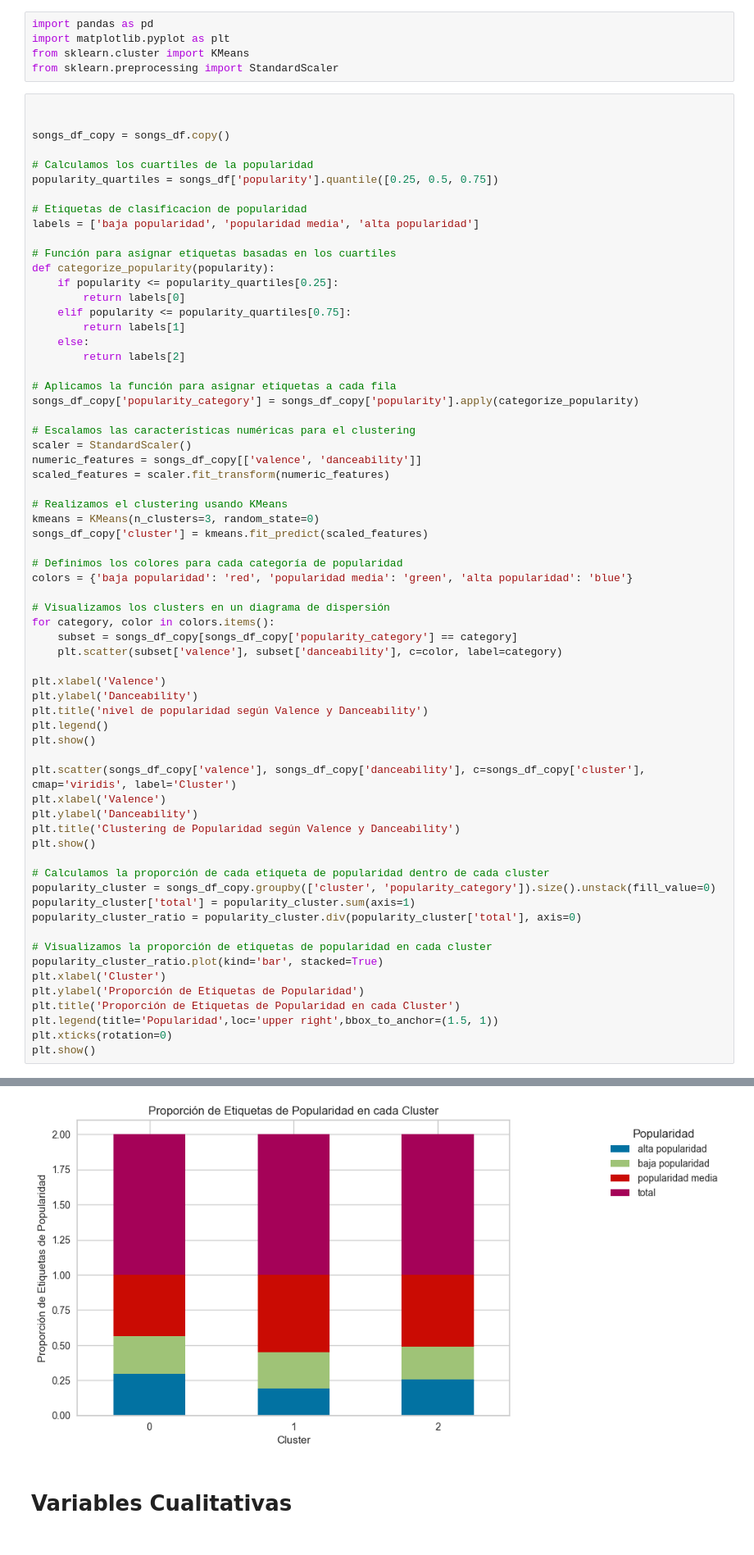
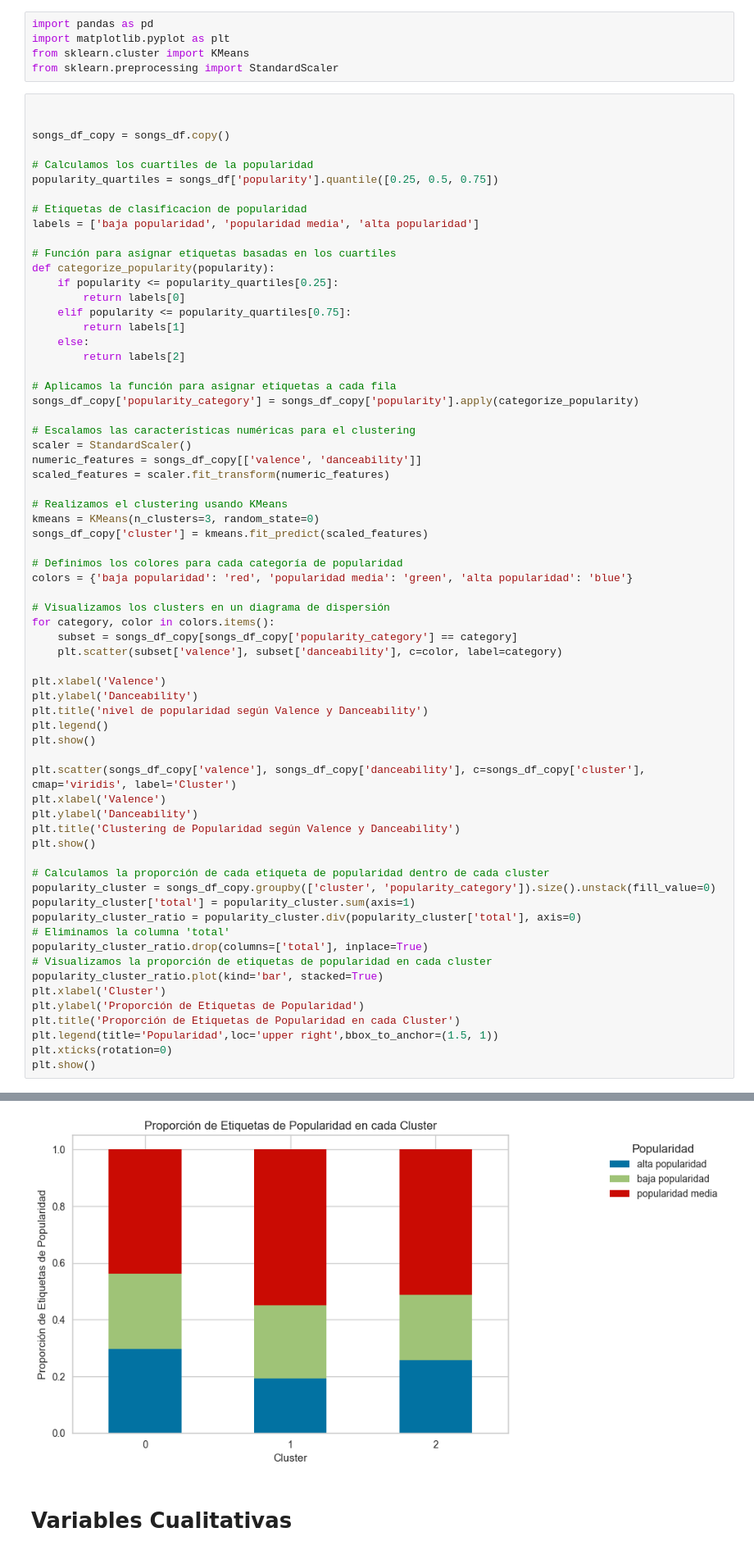
Before and after one commit to estebandonis/Proyecto1-MineriadeDatos, a Jupyter notebook: proyecto1.ipynb, the cells around one changed output, grey strips where cells are left out. Shown at 82% size. Cells and saved outputs as stored; diff of their text form.

Commit message:
fixed bars of popularity

```diff
--- a/proyecto1.ipynb
+++ b/proyecto1.ipynb
@@ -853,35 +853,36 @@ for category, color in colors.items():
     subset = songs_df_copy[songs_df_copy['popularity_category'] == category]
     plt.scatter(subset['valence'], subset['danceability'], c=color, label=category)
 
 plt.xlabel('Valence')
 plt.ylabel('Danceability')
 plt.title('nivel de popularidad según Valence y Danceability')
 plt.legend()
 plt.show()
 
 plt.scatter(songs_df_copy['valence'], songs_df_copy['danceability'], c=songs_df_copy['cluster'], cmap='viridis', label='Cluster')
 plt.xlabel('Valence')
 plt.ylabel('Danceability')
 plt.title('Clustering de Popularidad según Valence y Danceability')
 plt.show()
 
 # Calculamos la proporción de cada etiqueta de popularidad dentro de cada cluster
 popularity_cluster = songs_df_copy.groupby(['cluster', 'popularity_category']).size().unstack(fill_value=0)
 popularity_cluster['total'] = popularity_cluster.sum(axis=1)
 popularity_cluster_ratio = popularity_cluster.div(popularity_cluster['total'], axis=0)
-
+# Eliminamos la columna 'total'
+popularity_cluster_ratio.drop(columns=['total'], inplace=True)
 # Visualizamos la proporción de etiquetas de popularidad en cada cluster
 popularity_cluster_ratio.plot(kind='bar', stacked=True)
 plt.xlabel('Cluster')
 plt.ylabel('Proporción de Etiquetas de Popularidad')
 plt.title('Proporción de Etiquetas de Popularidad en cada Cluster')
 plt.legend(title='Popularidad',loc='upper right',bbox_to_anchor=(1.5, 1))
 plt.xticks(rotation=0)
 plt.show()
 # %% [output]
 [figure]
 [figure]
-[figure, old version]
+[figure, new version]
 # %% [markdown]
 # Variables Cualitativas
 # %%
```
